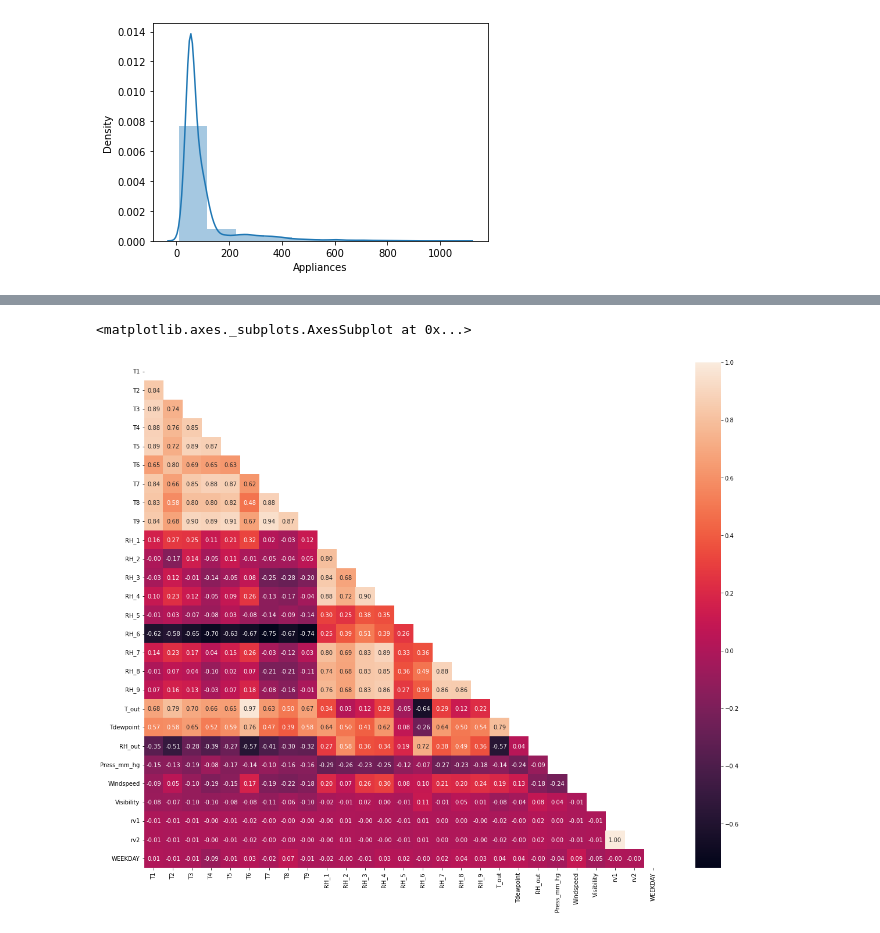
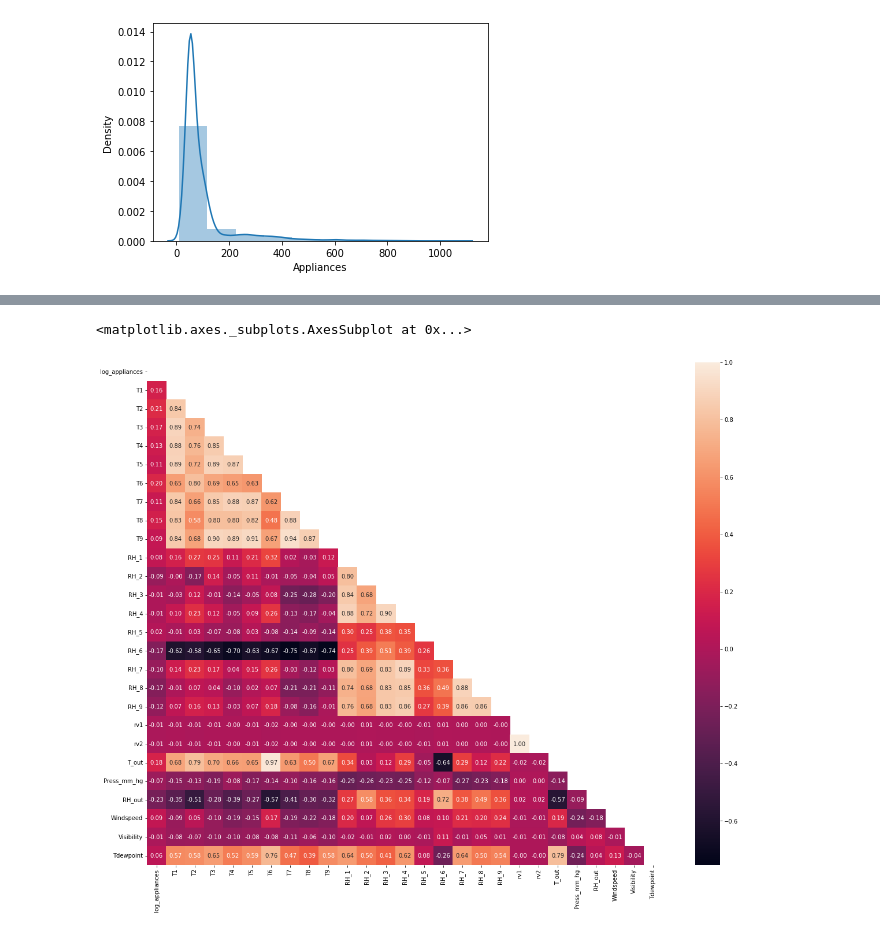
Before and after one commit to SurajSP99/Appliances_Energy_prediction, a Jupyter notebook: Appliances_Energy_Prediction.ipynb, the cells around one changed output, grey strips where cells are left out. Saved outputs shown, nothing was run; the diff lists cells and outputs as text; code cells hidden in the pictures.

```diff
--- a/Appliances_Energy_Prediction.ipynb
+++ b/Appliances_Energy_Prediction.ipynb
@@ -173,0 +188,5 @@ Target variable is having most of the values around 100 Wh & it is positively sk
+# %%
+# Applying log transformation -->
+
+df['log_appliances'] = np.log(df.Appliances)
+sns.distplot(df['log_appliances'],bins=10)
@@ -174,10 +207,12 @@ Target variable is having most of the values around 100 Wh & it is positively sk
 # %%
 # Checking for the correlations between features
-
+col = ['log_appliances', 'T1',  'T2',  'T3',  'T4','T5',  'T6',  'T7',  'T8',  'T9',
+       'RH_1', 'RH_2', 'RH_3' , 'RH_4', 'RH_5', 'RH_6', 'RH_7', 'RH_8', 'RH_9', 'rv1', 'rv2',
+       'T_out', 'Press_mm_hg', 'RH_out', 'Windspeed', 'Visibility','Tdewpoint']
 plt.figure(figsize = (20,16))
-corr = Features.corr()
+corr = df[col].corr()
 mask = np.triu(np.ones_like(corr, dtype=bool))
 sns.heatmap(corr, mask = mask, fmt = '.2f', annot = True)
 # %% [output]
 <matplotlib.axes._subplots.AxesSubplot at 0x...>
-[figure, old version]
+[figure, new version]
```
Also changed, not shown: parts of 12 cells of this notebook.
